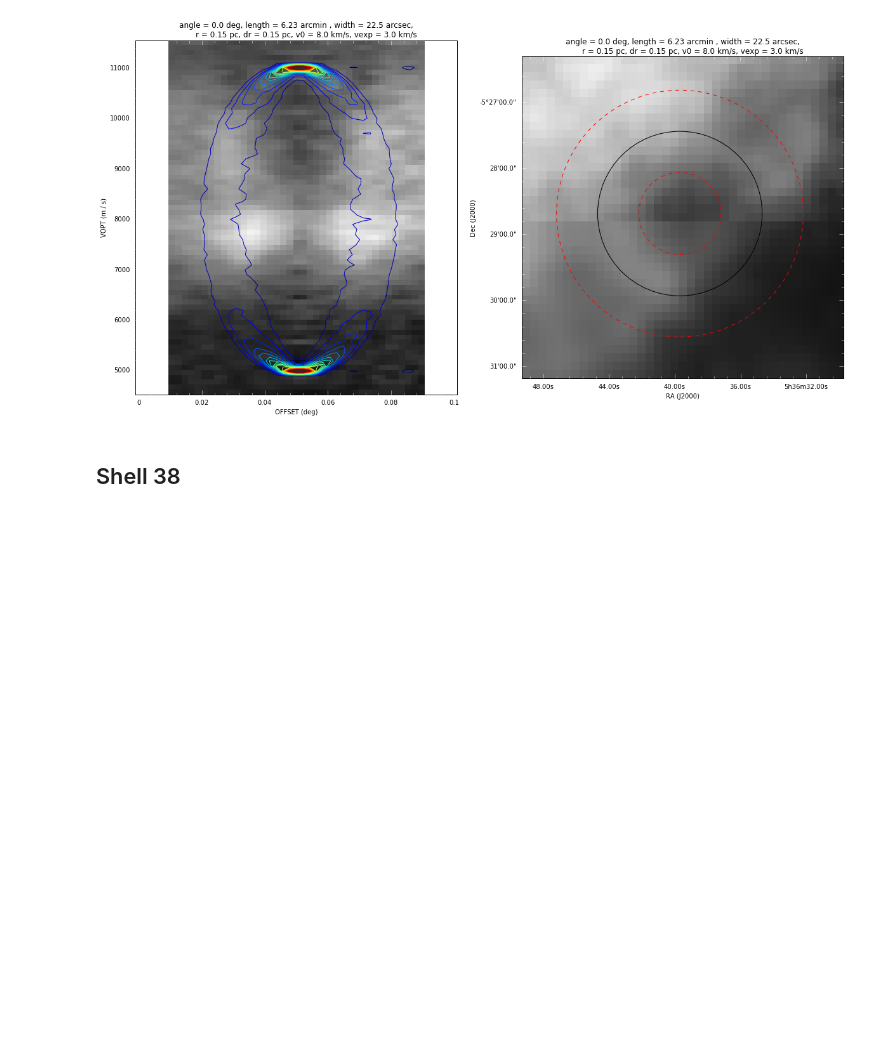
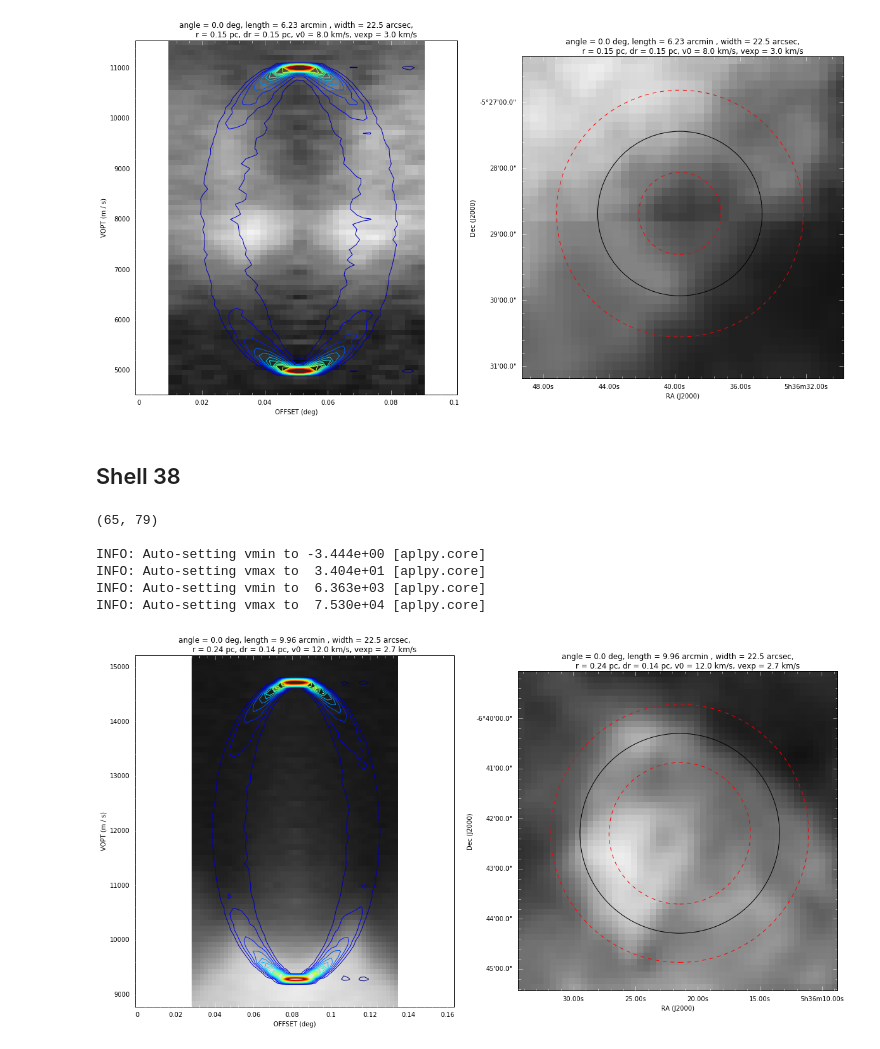
Before and after one commit to jrobbfed/carma, a Jupyter notebook: notebooks/Estimating Shell Parameters by Eye.ipynb, the cells around one changed output. Saved outputs shown, nothing was run; the diff lists cells and outputs as text; code cells hidden in the pictures; blank space fills up the shorter version.

```diff
--- a/notebooks/Estimating Shell Parameters by Eye.ipynb
+++ b/notebooks/Estimating Shell Parameters by Eye.ipynb
@@ -330,3 +359,20 @@ model_pars['dcen'] = shell.dec.to(u.deg)
 model_pars['R'] = shell.radius.to(u.deg) * model_pars['dist'] * 2*np.pi/(360. * u.deg)
 model_pars['vexp'] = (shell.vmax - shell.vmin) / 2.
 model_pars['v0'] = (shell.vmax + shell.vmin) / 2.
+# %%
+#Parameter experimentation
+model_pars['R'] = 0.24* u.pc
+model_pars['dr'] = 0.14* u.pc
+model_pars['vexp'] = 2.7* u.km / u.s
+model_pars['v0'] = 12* u.km / u.s
+fig = shell_model.compare(model_pars=model_pars, normalize=False,
+                          contour_levels=20, pv_length_in_radii=5,
+                          pv_angle_step=90*u.deg)
+# %% [output]
+(65, 79)
+
+INFO: Auto-setting vmin to -3.444e+00 [aplpy.core]
+INFO: Auto-setting vmax to  3.404e+01 [aplpy.core]
+INFO: Auto-setting vmin to  6.363e+03 [aplpy.core]
+INFO: Auto-setting vmax to  7.530e+04 [aplpy.core]
+[figure, added]
```
Also changed, not shown: parts of 3 cells of this notebook, 4 other files.
